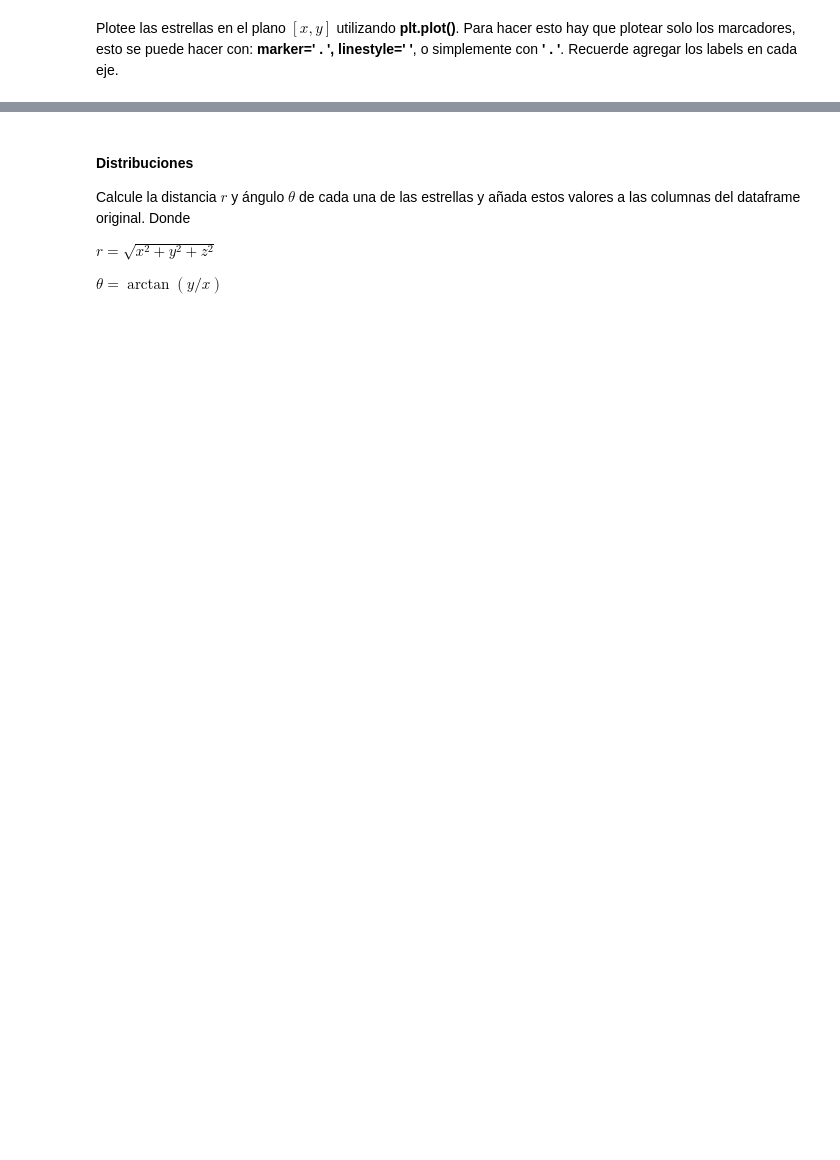
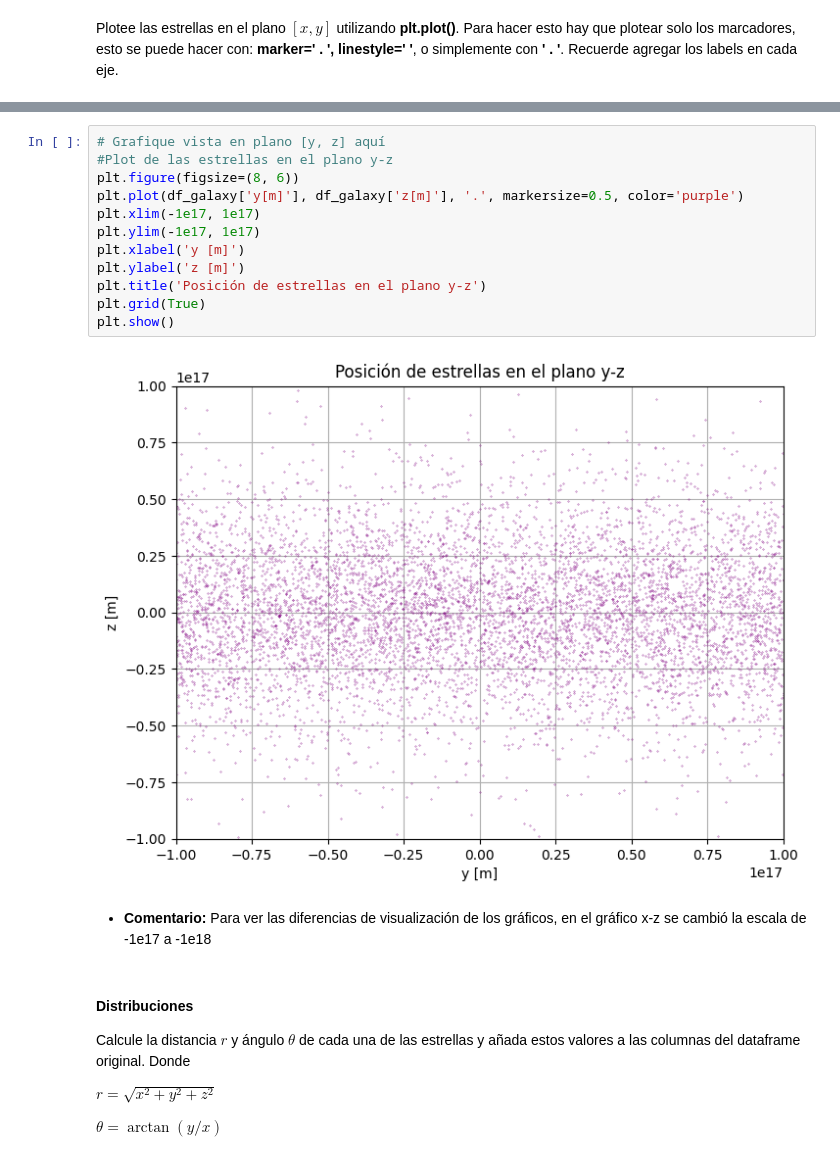
Before and after one commit to azavalac/Tarea-1-Zavala-, a Jupyter notebook: Tarea_1.ipynb, the cells around one changed output, grey strips where cells are left out. Drawn from its saved outputs; the diff is of its cells as text; blank space fills up the shorter version.

```diff
--- a/Tarea_1.ipynb
+++ b/Tarea_1.ipynb
@@ -385,3 +439,19 @@ Póngase creativo con los gráficos, defina tamaños de la figura, agregue color
+# %%
+# Grafique vista en plano [y, z] aquí
+#Plot de las estrellas en el plano y-z
+plt.figure(figsize=(8, 6))
+plt.plot(df_galaxy['y[m]'], df_galaxy['z[m]'], '.', markersize=0.5, color='purple')
+plt.xlim(-1e17, 1e17)
+plt.ylim(-1e17, 1e17)
+plt.xlabel('y [m]')
+plt.ylabel('z [m]')
+plt.title('Posición de estrellas en el plano y-z')
+plt.grid(True)
+plt.show()
+# %% [output]
+[figure, added]
+# %% [markdown]
+* **Comentario:** Para ver las diferencias de visualización de los gráficos, en el gráfico x-z se cambió la escala de -1e17 a -1e18
 # %% [markdown]
 #### Distribuciones
 
```
Also changed, not shown: parts of 13 cells of this notebook.
